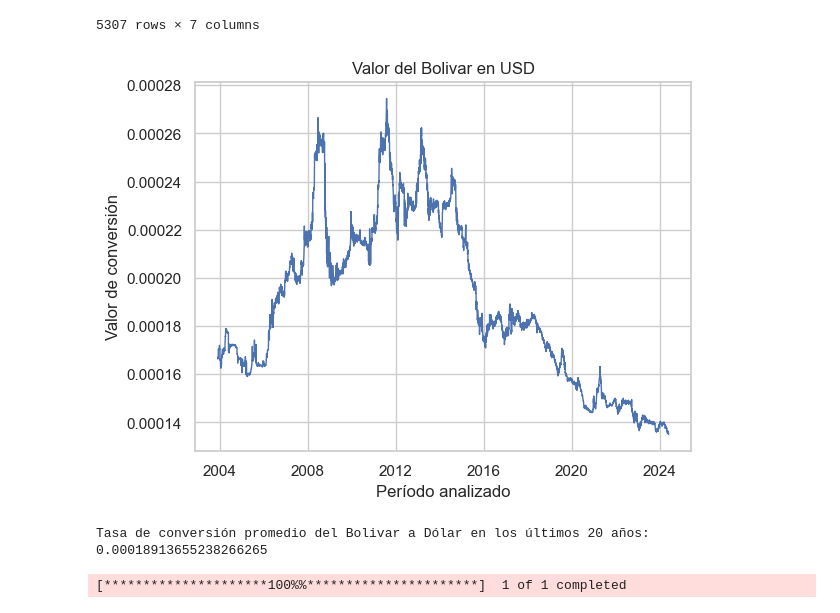
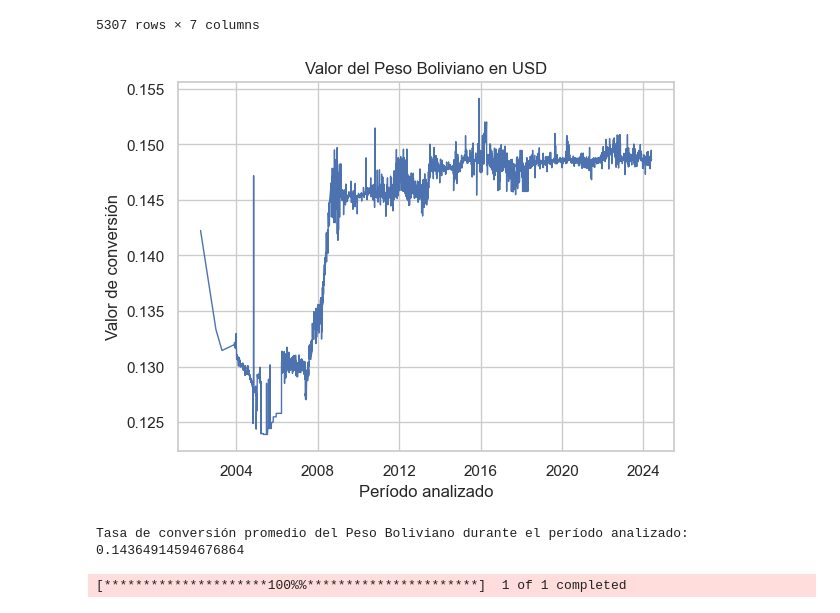
Before and after one commit to RenzoReyna88/Tasa_de_conversi-n_paises_sudamericanos, a Jupyter notebook: analisis_financiero.ipynb, the cells around one changed output. Drawn from its saved outputs; the diff is of its cells as text; code cells hidden in the pictures.

```diff
--- a/analisis_financiero.ipynb
+++ b/analisis_financiero.ipynb
@@ -386,6 +344,6 @@ Tasa de conversión promedio del Guaraní a Dólar en los últimos 20 años 0.00
 # %%
-bolivar_value= yf.download('BOBUSD=X', start=start, end=end)
-print(bolivar_value.head(6))
+bol_value= yf.download('BOBUSD=X', start=start, end=end)
+print(bol_value.head(6))
 # %% [output]
 [*********************100%%**********************]  1 of 1 completed
                 Open      High       Low     Close  Adj Close  Volume
@@ -397,11 +355,11 @@ Date
 2003-12-02  0.132175  0.132175  0.132175  0.132175   0.132175       0
 2003-12-03  0.131846  0.131846  0.131846  0.131846   0.131846       0
 # %%
-df_bolivar= pd.DataFrame(bolivar_value)
+df_bol= pd.DataFrame(bol_value)
 
-df_bolivar.reset_index(inplace= True)
+df_bol.reset_index(inplace= True)
 
-df_bolivar
+df_bol
 # %% [output]
 |  | Date | Open | High | Low | Close | Adj Close | Volume |
 | 0 | 2002-04-01 | 0.142258 | 0.142389 | 0.142126 | 0.142258 | 0.142258 | 0 |
@@ -417,24 +375,24 @@ df_bolivar
 | 5306 | 2024-05-24 | 0.148205 | 0.148621 | 0.148205 | 0.148682 | 0.148682 | 0 |
 5307 rows × 7 columns
 # %%
-df_bolivia= df_bolivar[['Date', 'Close']]
+df_bolivia= df_bol[['Date', 'Close']]
 
-df_paraguay= df_paraguay.copy()
+df_bolivia= df_bolivia.copy()
 
-df_paraguay.rename(columns={'Date':'Período analizado', 'Close':'Valor de conversión'}, inplace=True)
+df_bolivia.rename(columns={'Date':'Período analizado', 'Close':'Valor de conversión'}, inplace=True)
 # %%
 sns.set_theme(style="whitegrid")
 
-sns.lineplot(data=df_paraguay, x="Período analizado", y="Valor de conversión", linewidth=1)
+sns.lineplot(data=df_bolivia, x="Período analizado", y="Valor de conversión", linewidth=1)
 
 plt.title("Valor del Peso Boliviano en USD")
 
 plt.show()
 
-print("Tasa de conversión promedio del peso Boliviano durante el período analizado:", np.mean(df_paraguay["Valor de conversión"]))
+print("Tasa de conversión promedio del Peso Boliviano durante el período analizado:", np.mean(df_bolivia["Valor de conversión"]))
 # %% [output]
-[figure, old version]
+[figure, new version]
-Tasa de conversión promedio del Bolivar a Dólar en los últimos 20 años: 0.00018913655238266265
+Tasa de conversión promedio del Peso Boliviano durante el período analizado: 0.14364914594676864
 # %%
 sol_value= yf.download('PENUSD=X', start=start, end=end)
 print(sol_value.head(6))
```
Also changed, not shown: parts of 16 cells of this notebook.
